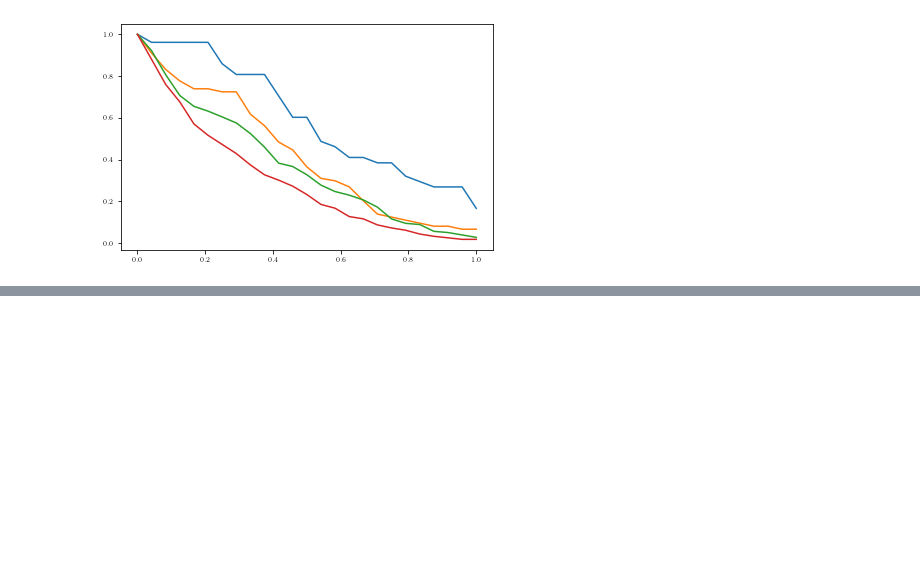
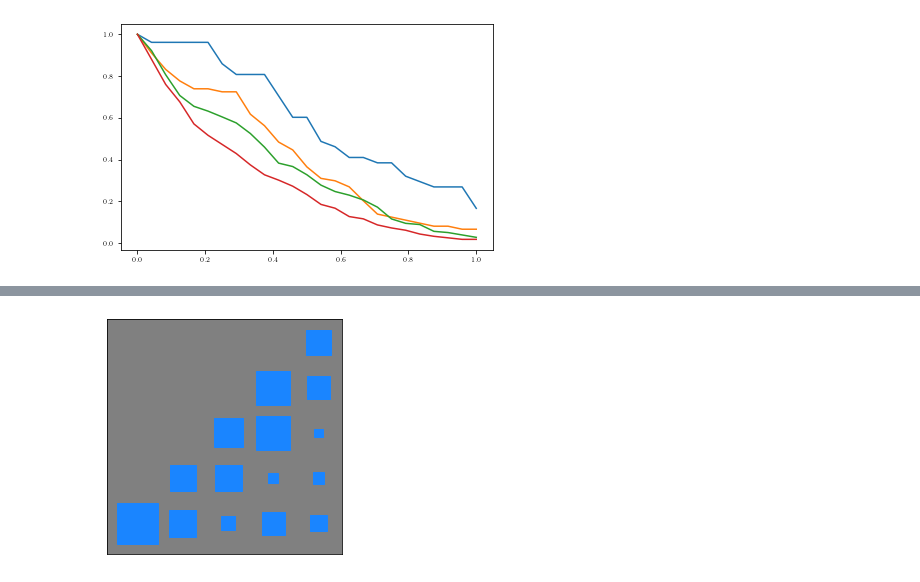
Before and after one commit to rpatrik96/nl-causal-representations, a Jupyter notebook: notebooks/synth_plots.ipynb, the cells around one changed output, grey strips where cells are left out. Cells and saved outputs as stored; diff of their text form; code cells hidden in the pictures; blank space fills up the shorter version.

```diff
--- a/notebooks/synth_plots.ipynb
+++ b/notebooks/synth_plots.ipynb
@@ -314,0 +351,4 @@ plt.plot(thresholds.T, recalls_lin.T)
+# %%
+hinton(j_est_corr)
+# %% [output]
+[figure, added]
```
Also changed, not shown: parts of 7 cells of this notebook.
